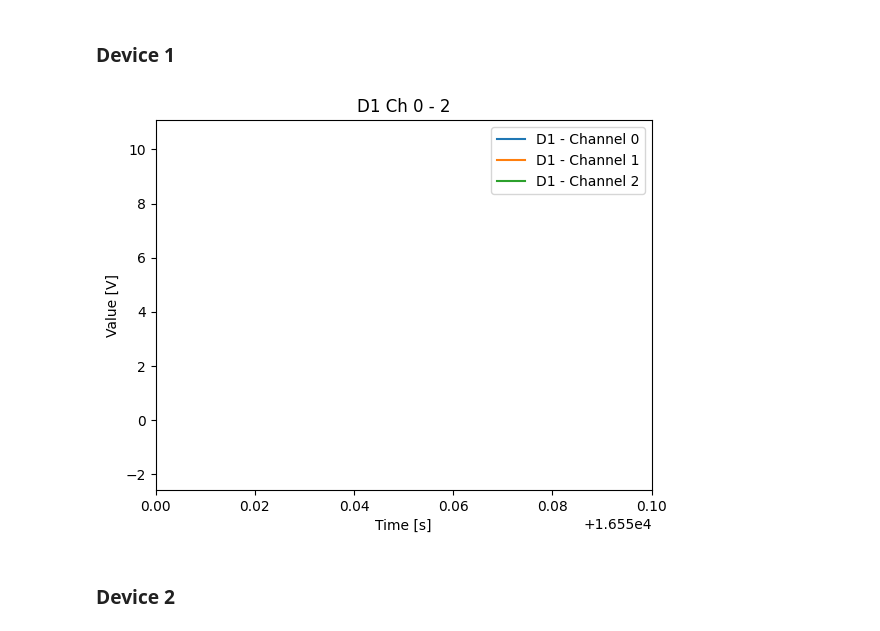
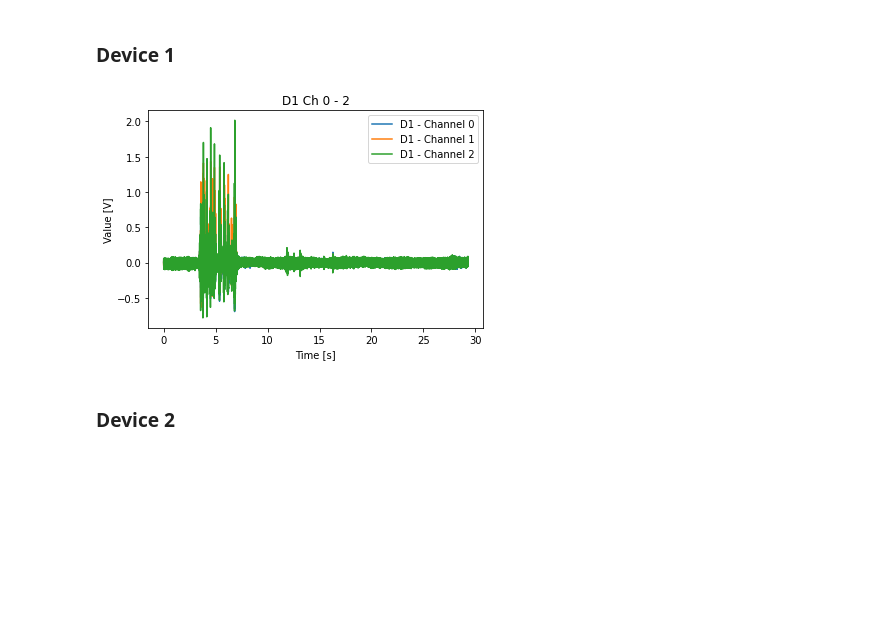
Before and after one commit to josmarcristello/Field-Test-Ferrier-2023, a Jupyter notebook: data processing/validate_NI_data.ipynb, the cells around one changed output. Drawn from its saved outputs; the diff is of its cells as text; code cells hidden in the pictures; blank space fills up the shorter version.

```diff
--- a/data processing/validate_NI_data.ipynb
+++ b/data processing/validate_NI_data.ipynb
@@ -40,8 +40,8 @@ def import_lvm_file(file_path):
 # User Selection
 
 Dropbox_drive = "F:/"
-station_selected = "Station 2/"
-NI_test_name = "st_2_test___012"
+station_selected = "Station 3/"
+NI_test_name = "st_1_test___002"
 
 
 # Derived data paths
@@ -196,24 +197,24 @@ Disk space per hour: 5.38 GB/hour
 # %%
 time_values = data_frame.iloc[:, 0]
 device_data = data_frame[["D1 - Channel 0", "D1 - Channel 1", "D1 - Channel 2"]]
 
 # Plot the first three columns with time_values as the x-axis
 for column in device_data.columns:
     plt.plot(time_values, device_data[column], label=column)
 
-plt.xlim((16550, 16550.1))
+#plt.xlim((16550, 16550.1))
 #plt.ylim((-10, 11))
 
 # Customize the plot
 plt.xlabel('Time [s]')
 plt.ylabel('Value [V]')
 plt.title('D1 Ch 0 - 2')
 plt.legend(device_data.columns, loc='best')
 
 # Show the plot
 plt.show()
 # %% [output]
-[figure, old version]
+[figure, new version]
 # %% [markdown]
 ### Device 2
 # %%
```
Also changed, not shown: parts of 10 cells of this notebook, 1 other file.
